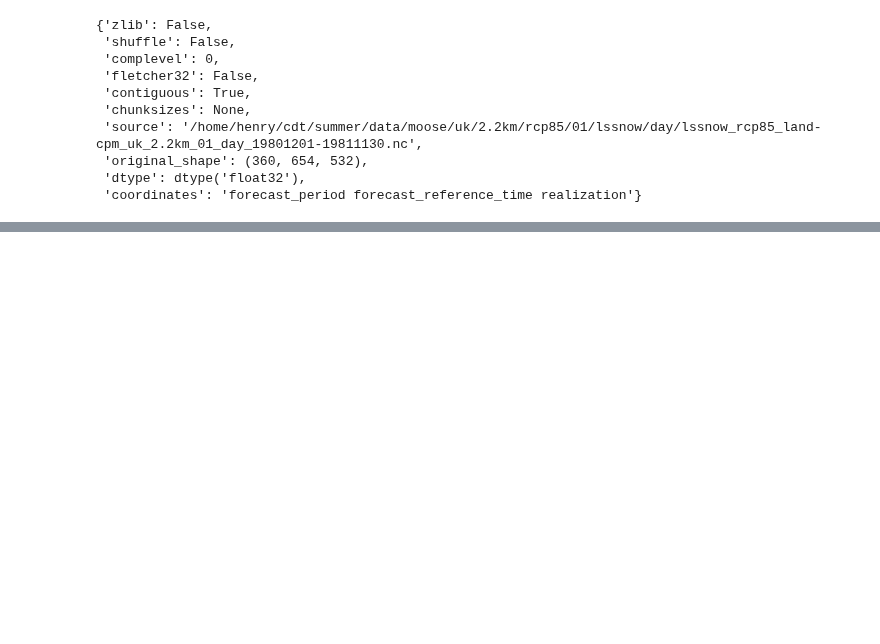
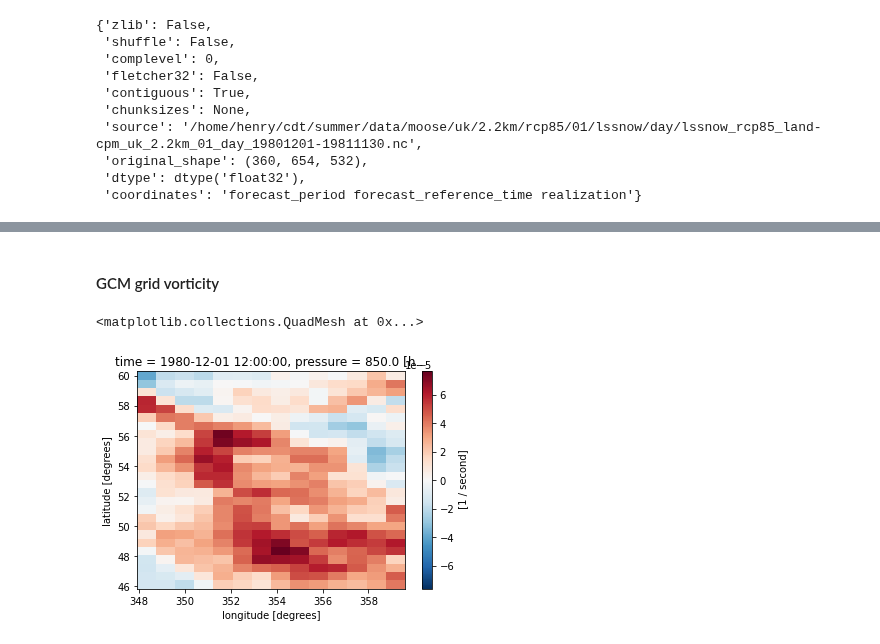
Before and after one commit to henryaddison/ml-downscaling-emulation, a Jupyter notebook: notebooks/learning/regridding-adventures.ipynb, the cells around one changed output, grey strips where cells are left out. Saved outputs shown, nothing was run; the diff lists cells and outputs as text; code cells hidden in the pictures; blank space fills up the shorter version.

```diff
--- a/notebooks/learning/regridding-adventures.ipynb
+++ b/notebooks/learning/regridding-adventures.ipynb
@@ -252,0 +353,7 @@ AttributeError: 'Dataset' object has no attribute 'clone'
+# %% [markdown]
+#### GCM grid vorticity
+# %%
+vort_da.isel(time=0, pressure=1).sel(latitude=slice(46,60), longitude=slice(348, 360)).plot()
+# %% [output]
+<matplotlib.collections.QuadMesh at 0x...>
+[figure, added]
```
Also changed, not shown: parts of 26 cells of this notebook.
